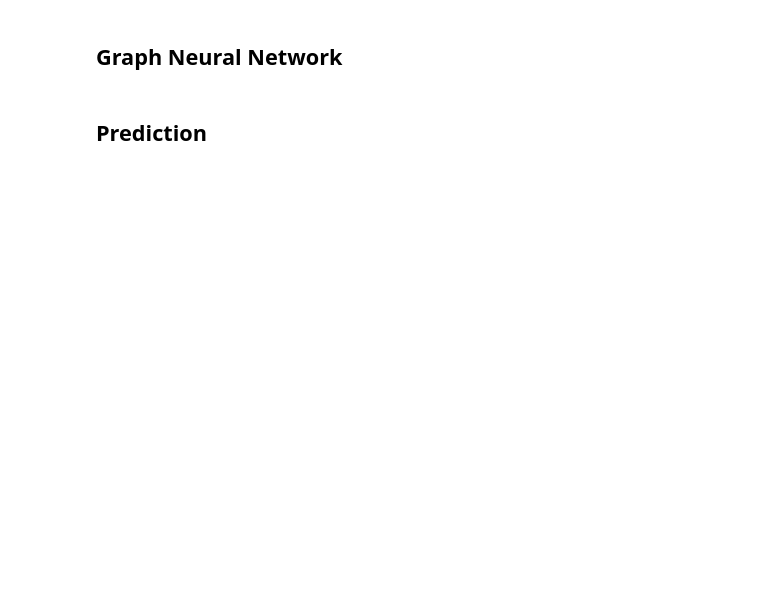
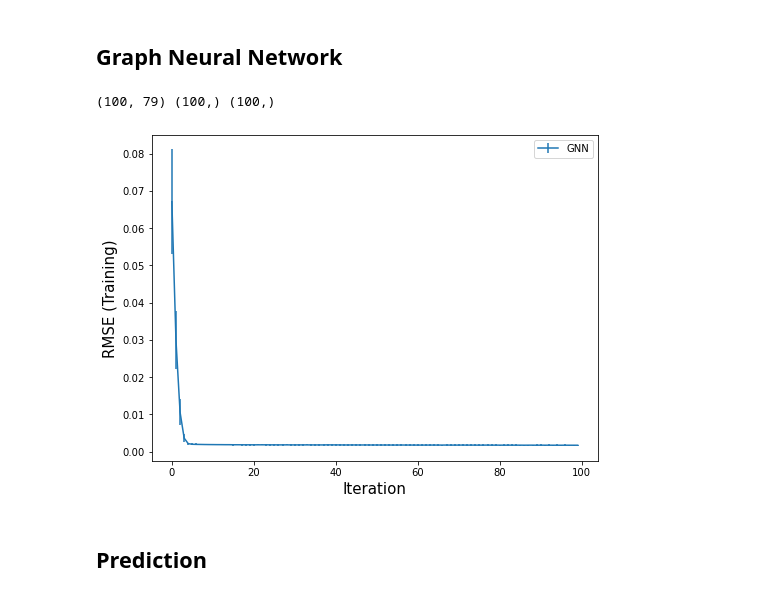
Before and after one commit to RodrigoAVargasHdz/CHEM-4PB3, a Jupyter notebook: Course_Notes/Week 12/intro_GNN.ipynb, the cells around one changed output. Drawn from its saved outputs; the diff is of its cells as text; code cells hidden in the pictures; blank space fills up the shorter version.

```diff
--- a/Course_Notes/Week 12/intro_GNN.ipynb
+++ b/Course_Notes/Week 12/intro_GNN.ipynb
@@ -282,7 +372,7 @@ plt.xlabel('gap',fontsize=20)
 smiles_tr = train_df['smiles'].to_list()
 y_tr = train_df['gap'].to_numpy()
 data_list_tr = [get_single_graph_info(si,yi) for si,yi in zip(smiles_tr,y_tr)]
-dataloader_tr = DataLoader(data_list_tr,batch_size=64,shuffle=True)
+dataloader_tr = DataLoader(data_list_tr,batch_size=128,shuffle=True)
 
 smiles_tst = test_df['smiles'].to_list()
 y_tst = test_df['gap'].to_numpy()
@@ -298,25 +388,26 @@ from torch_geometric.nn import GCNConv, global_mean_pool, SAGPooling, global_max
 class MoleculeGNN(torch.nn.Module):
     def __init__(self, num_node_features, edge_index):
         super(MoleculeGNN, self).__init__()
-        self.conv1 = GCNConv(num_node_features, 64)
-        self.conv2 = GCNConv(64, 64)
-        self.conv3 = GCNConv(64, 64)
-        # self.fc1 = torch.nn.Linear(64, 64)
-        self.fc = torch.nn.Linear(64, 1)
+        self.conv1 = GCNConv(num_node_features, 128)
+        # self.conv2 = GCNConv(128, 128)
+        # self.conv3 = GCNConv(128, 128)
+        # self.fc1 = torch.nn.Linear(128, 128)
+        self.fc = torch.nn.Linear(128, 1)
+        self.act = torch.nn.LeakyReLU(0.1)
 
-        self.pool1 = SAGPooling(64, min_score=0.001, GNN=GCNConv)
-        self.pool12 = SAGPooling(64, min_score=0.001, GNN=GCNConv)
+        self.pool1 = SAGPooling(128, min_score=0.001, GNN=GCNConv)
+        self.pool2 = SAGPooling(128, min_score=0.001, GNN=GCNConv)
 
     def forward(self, data):
-        x, edge_index, batch = data.x, data.edge_index, data.batch
+        (x,x_geom), edge_index, batch = data.x, data.edge_index, data.batch
         # three-layers of GCN
-        x = F.relu(self.conv1(x, edge_index))
-        x, edge_index, _, batch, perm, score = self.pool1(
-            x, edge_index, None, batch)
-        x = F.relu(self.conv2(x, edge_index))
-        x, edge_index, _, batch, perm, score = self.pool1(
-            x, edge_index, None, batch)
-        x = F.relu(self.conv3(x, edge_index))
+        x = self.act(self.conv1(x, edge_index))
+        # x, edge_index, _, batch, perm, score = self.pool1(
+        #     x, edge_index, None, batch)
+        # x = F.relu(self.conv2(x, edge_index))
+        # x, edge_index, _, batch, perm, score = self.pool2(
+        #     x, edge_index, None, batch)
+        # x = F.relu(self.conv3(x, edge_index))
 
         # Global mean pooling
         x = global_mean_pool(x, batch)
@@ -332,7 +423,7 @@ def train(model, trainloader, training_epochs=60):
     optimizer = torch.optim.Adam(model.parameters(), lr=1e-4)
 
     iterator = tqdm.notebook.tqdm(range(training_epochs))
-
+    model.train()
     # Run the training loop (epochs)
     loss_trajectory = []
     for epoch in iterator:
@@ -371,22 +462,25 @@ d = get_single_graph_info(unrelated_smiles,0.)
 
 gnn_model = MoleculeGNN(num_node_features=n_node_features,edge_index=d.edge_index)
 
-loss_trajectory = train(gnn_model, dataloader_tr,200)
+loss_trajectory = train(gnn_model, dataloader_tr,100)
 # %%
 loss_trajectory = np.array(loss_trajectory)
 mean_loss_itr = np.mean(loss_trajectory, axis=1)
 std_loss_itr = np.std(loss_trajectory, axis=1)
 print(loss_trajectory.shape, mean_loss_itr.shape, std_loss_itr.shape)
 
 # figure
 fig, ax = plt.subplots(figsize=[8, 6])
 ax.errorbar(
     np.arange(loss_trajectory.shape[0]), mean_loss_itr, yerr=std_loss_itr, label='GNN')
 ax.set_xlabel('Iteration', fontsize=15)
-ax.set_ylabel('Cross Entropy (Training)', fontsize=15)
+ax.set_ylabel('RMSE (Training)', fontsize=15)
 
 ax.legend()
 plt.show()
+# %% [output]
+(100, 79) (100,) (100,)
+[figure, added]
 # %% [markdown]
 ## Prediction ##
 # %%
```
Also changed, not shown: parts of 11 cells of this notebook.
